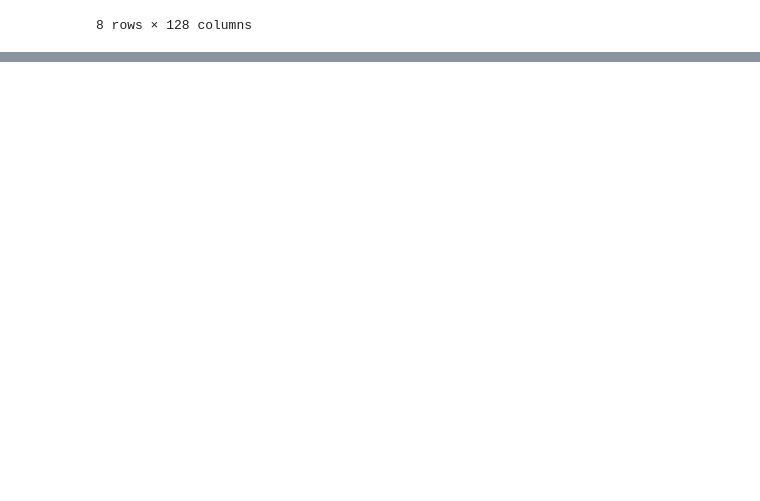
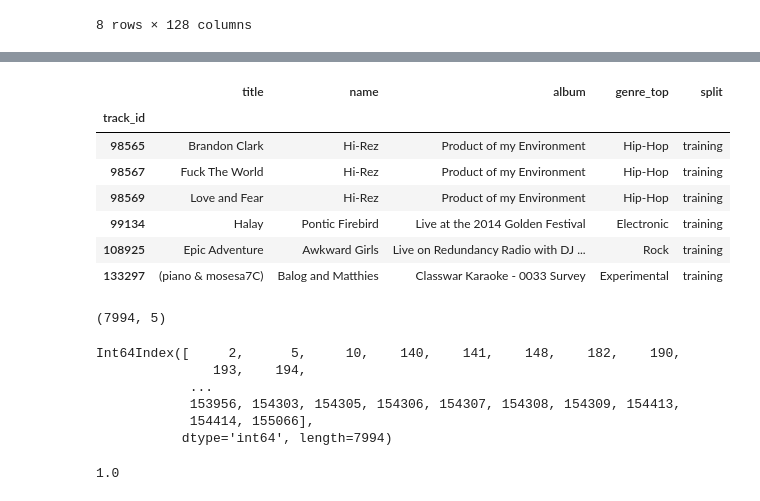
Before and after one commit to vijay-ravuri/audio-modeling, a Jupyter notebook: code/basic-eda.ipynb, the cells around one changed output, grey strips where cells are left out. Cells and saved outputs as stored; diff of their text form; code cells hidden in the pictures; blank space fills up the shorter version.

```diff
--- a/code/basic-eda.ipynb
+++ b/code/basic-eda.ipynb
@@ -314,3 +314,5 @@ pd.DataFrame(audio[1]).describe()
 | 75% | 10.211846 | 18.723259 | 18.023244 | 20.493500 | 19.038171 | 13.102067 | 9.327613 | 10.623824 | 10.669233 | 10.301096 | ... | ... |
 | max | 29.837646 | 34.058250 | 31.064035 | 31.939697 | 29.497004 | 28.303812 | 21.463142 | 18.856754 | 21.868660 | 23.290909 | ... | ... |
 8 rows × 128 columns
+# %%
+df = pd.read_csv("D:/GA-DSI/capstone-data/fma_metadata/tracks.csv", index_col=0, header=[0, 1])
@@ -316,0 +333,30 @@ pd.DataFrame(audio[1]).describe()
+# %%
+artist_album = pd.merge(
+    df['artist'],
+    df['album'],
+    how = 'inner',
+    left_index = True,
+    right_index = True
+).rename(
+    {
+        'name' : 'name',
+        'title' : 'album'
+    },
+    axis = 1
+)[['name', 'album']]
+
+genre_artists = pd.merge(
+    df['set'][df['set']['subset'] == 'small'],
+    artist_album,
+    how = 'left',
+    left_index = True,
+    right_index = True
+)
+
+tracks = pd.merge(
+    df['track'],
+    genre_artists,
+    how = 'inner',
+    left_index = True,
+    right_index = True
+)[['title', 'name', 'album', 'genre_top', 'split']]
@@ -316,0 +392,17 @@ pd.DataFrame(audio[1]).describe()
+# %%
+indices = [int(file[-10:-4]) for file in bad_files]
+# %%
+tracks.loc[indices,]
+# %% [output]
+|  | title | name | album | genre_top | split |
+| track_id |  |  |  |  |  |
+| 98565 | Brandon Clark | Hi-Rez | Product of my Environment | Hip-Hop | training |
+| 98567 | Fuck The World | Hi-Rez | Product of my Environment | Hip-Hop | training |
+| 98569 | Love and Fear | Hi-Rez | Product of my Environment | Hip-Hop | training |
+| 99134 | Halay | Pontic Firebird | Live at the 2014 Golden Festival | Electronic | training |
+| 108925 | Epic Adventure | Awkward Girls | Live on Redundancy Radio with DJ ... | Rock | training |
+| 133297 | (piano & mosesa7C) | Balog and Matthies | Classwar Karaoke - 0033 Survey | Experimental | training |
+# %%
+tracks.loc[~tracks.index.isin(indices), ].shape
+# %% [output]
+(7994, 5)
@@ -316,0 +413,13 @@ pd.DataFrame(audio[1]).describe()
+# %%
+raw_data.index
+# %% [output]
+Int64Index([     2,      5,     10,    140,    141,    148,    182,    190,
+               193,    194,
+            ...
+            153956, 154303, 154305, 154306, 154307, 154308, 154309, 154413,
+            154414, 155066],
+           dtype='int64', length=7994)
+# %%
+np.mean(tracks.loc[~tracks.index.isin(indices), ].index == raw_data.index)
+# %% [output]
+1.0
```
Also changed, not shown: parts of 32 cells of this notebook.
